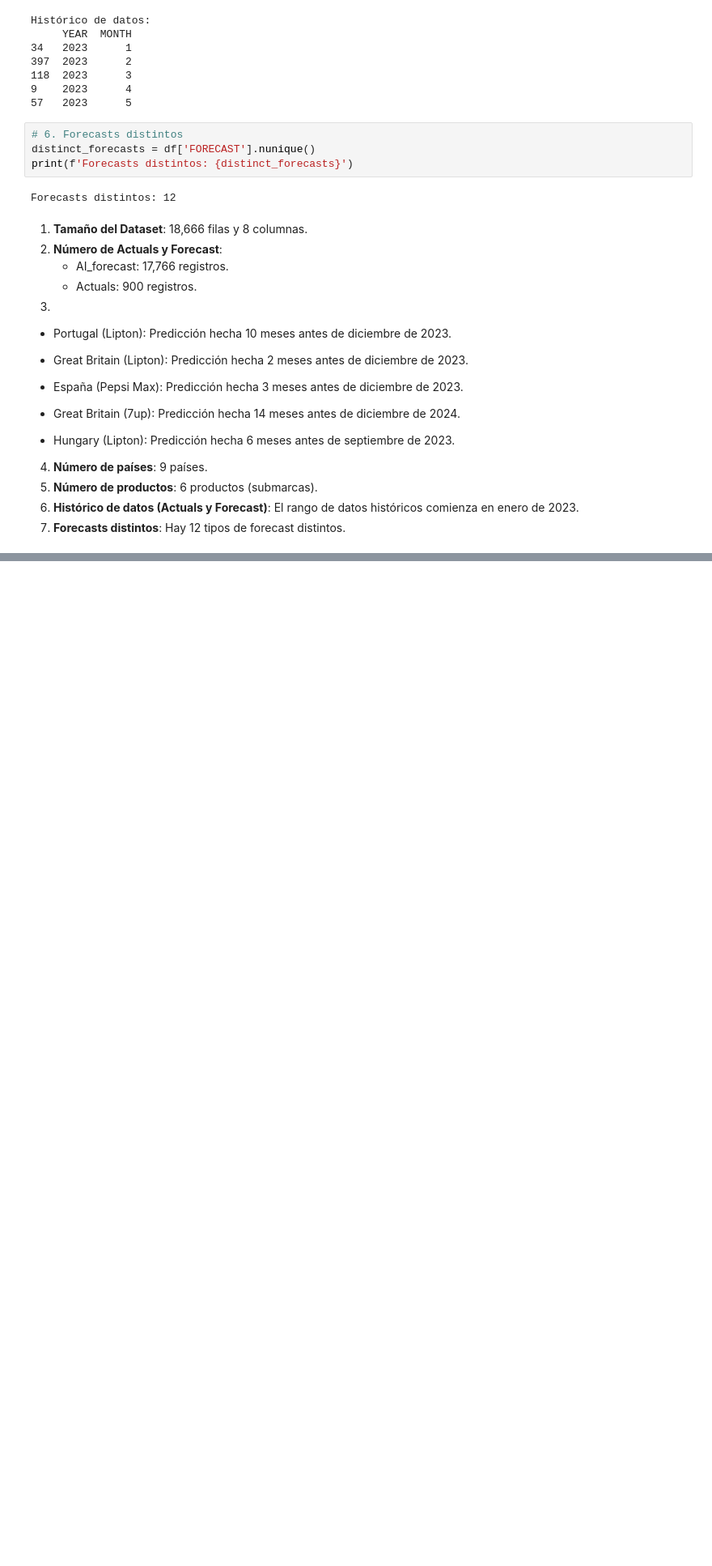
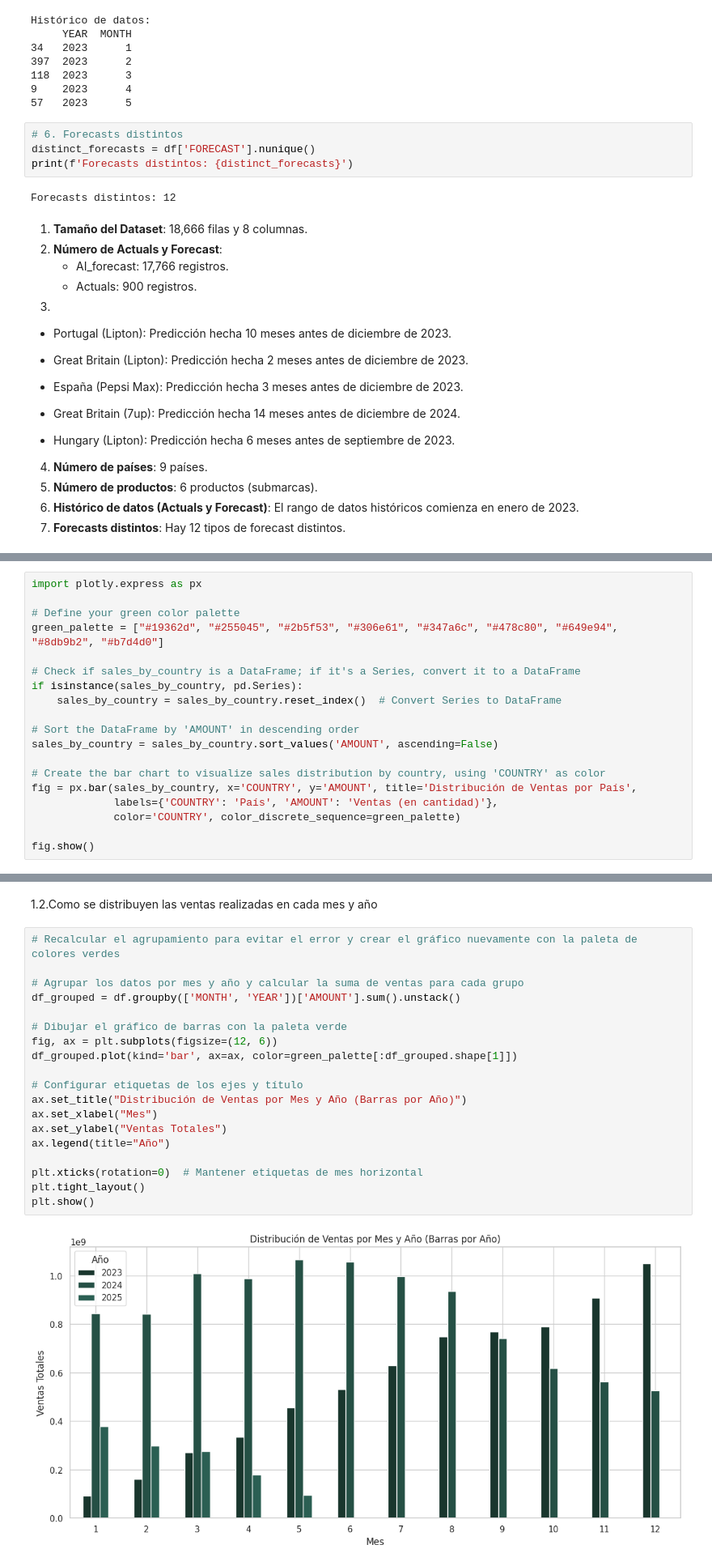
Before and after one commit to JaimeTorio/UFV_Visualizacion, a Jupyter notebook: Ejercicios de clase/ Clase2b.ipynb, the cells around one changed output, grey strips where cells are left out. Shown: that part at 81% size. Cells and saved outputs as stored; diff of their text form; blank space fills up the shorter version.

```diff
--- a/Ejercicios de clase/ Clase2b.ipynb
+++ b/Ejercicios de clase/ Clase2b.ipynb
@@ -108,0 +136,19 @@ Forecasts distintos: 12
+# %%
+import plotly.express as px
+
+# Define your green color palette
+green_palette = ["#19362d", "#255045", "#2b5f53", "#306e61", "#347a6c", "#478c80", "#649e94", "#8db9b2", "#b7d4d0"]
+
+# Check if sales_by_country is a DataFrame; if it's a Series, convert it to a DataFrame
+if isinstance(sales_by_country, pd.Series):
+    sales_by_country = sales_by_country.reset_index()  # Convert Series to DataFrame
+
+# Sort the DataFrame by 'AMOUNT' in descending order
+sales_by_country = sales_by_country.sort_values('AMOUNT', ascending=False)
+
+# Create the bar chart to visualize sales distribution by country, using 'COUNTRY' as color
+fig = px.bar(sales_by_country, x='COUNTRY', y='AMOUNT', title='Distribución de Ventas por País',
+             labels={'COUNTRY': 'País', 'AMOUNT': 'Ventas (en cantidad)'},
+             color='COUNTRY', color_discrete_sequence=green_palette)
+
+fig.show()
@@ -108,0 +157,23 @@ Forecasts distintos: 12
+# %% [markdown]
+1.2.Como se distribuyen las ventas realizadas en cada mes y año
+# %%
+# Recalcular el agrupamiento para evitar el error y crear el gráfico nuevamente con la paleta de colores verdes
+
+# Agrupar los datos por mes y año y calcular la suma de ventas para cada grupo
+df_grouped = df.groupby(['MONTH', 'YEAR'])['AMOUNT'].sum().unstack()
+
+# Dibujar el gráfico de barras con la paleta verde
+fig, ax = plt.subplots(figsize=(12, 6))
+df_grouped.plot(kind='bar', ax=ax, color=green_palette[:df_grouped.shape[1]])
+
+# Configurar etiquetas de los ejes y título
+ax.set_title("Distribución de Ventas por Mes y Año (Barras por Año)")
+ax.set_xlabel("Mes")
+ax.set_ylabel("Ventas Totales")
+ax.legend(title="Año")
+
+plt.xticks(rotation=0)  # Mantener etiquetas de mes horizontal
+plt.tight_layout()
+plt.show()
+# %% [output]
+[figure, added]
```
Also changed, not shown: parts of 11 cells of this notebook.
